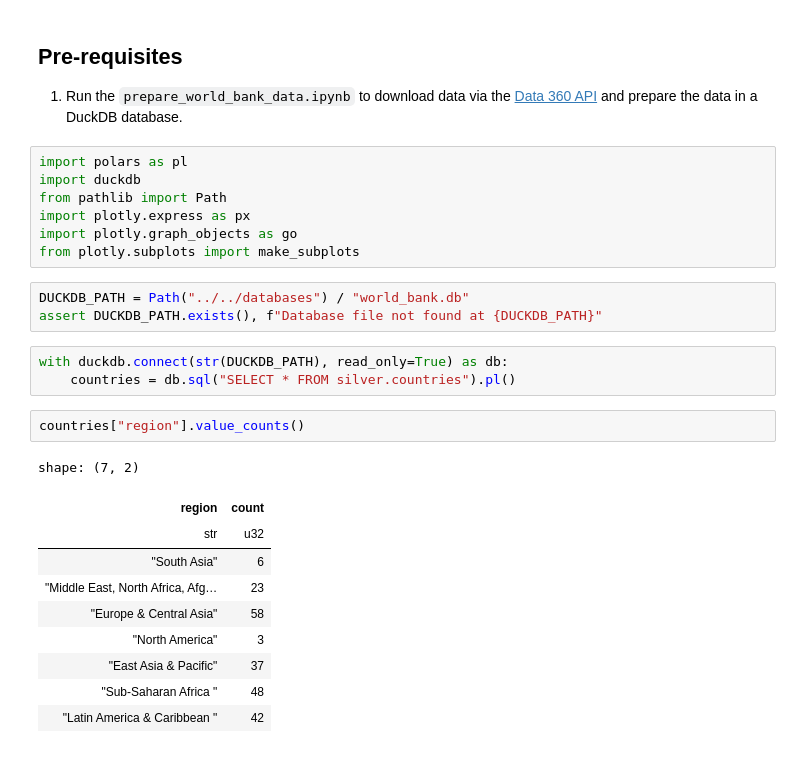
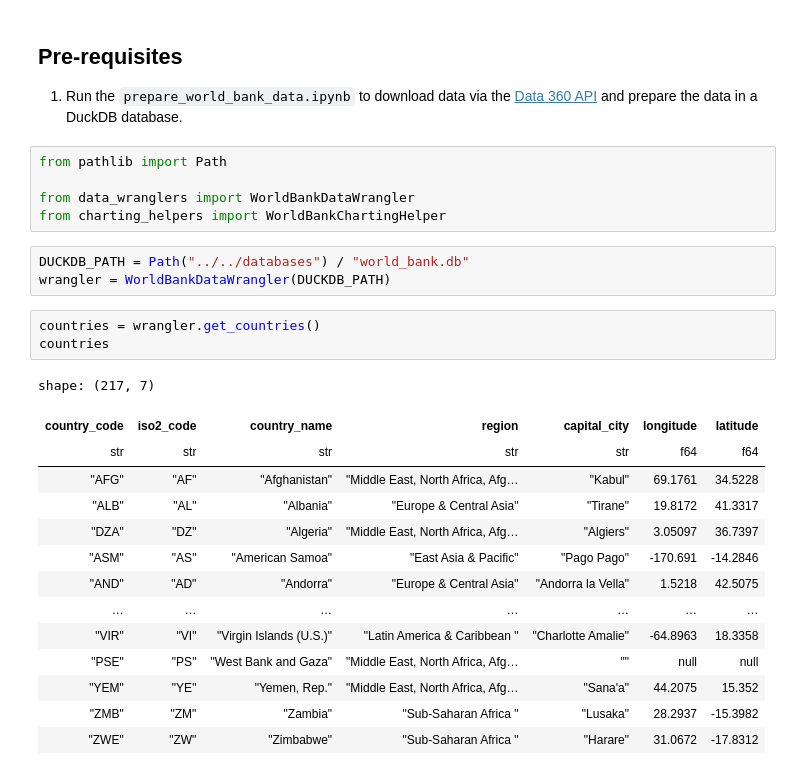
Before and after one commit to Smartitect/streamlit-workshop, a Jupyter notebook: notebooks/world_bank/explore_world_bank_data.ipynb, the cells around one changed output. Cells and saved outputs as stored; diff of their text form.

```diff
--- a/notebooks/world_bank/explore_world_bank_data.ipynb
+++ b/notebooks/world_bank/explore_world_bank_data.ipynb
@@ -5,28 +5,28 @@
 
 1. Run the `prepare_world_bank_data.ipynb` to download data via the [Data 360 API](https://data360.worldbank.org/en/api) and prepare the data in a DuckDB database.
 # %%
-import polars as pl
-import duckdb
 from pathlib import Path
-import plotly.express as px
-import plotly.graph_objects as go
-from plotly.subplots import make_subplots
+
+from data_wranglers import WorldBankDataWrangler
+from charting_helpers import WorldBankChartingHelper
 # %%
 DUCKDB_PATH = Path("../../databases") / "world_bank.db"
-assert DUCKDB_PATH.exists(), f"Database file not found at {DUCKDB_PATH}"
+wrangler = WorldBankDataWrangler(DUCKDB_PATH)
 # %%
-with duckdb.connect(str(DUCKDB_PATH), read_only=True) as db:
-    countries = db.sql("SELECT * FROM silver.countries").pl()
+countries = wrangler.get_countries()
+countries
+# %% [output]
+shape: (217, 7)
+| country_code | iso2_code | country_name | region | capital_city | longitude | latitude |
+| str | str | str | str | str | f64 | f64 |
+| "AFG" | "AF" | "Afghanistan" | "Middle East, North Africa, Afg… | "Kabul" | 69.1761 | 34.5228 |
+| "ALB" | "AL" | "Albania" | "Europe & Central Asia" | "Tirane" | 19.8172 | 41.3317 |
+| "DZA" | "DZ" | "Algeria" | "Middle East, North Africa, Afg… | "Algiers" | 3.05097 | 36.7397 |
+| "ASM" | "AS" | "American Samoa" | "East Asia & Pacific" | "Pago Pago" | -170.691 | -14.2846 |
+| "AND" | "AD" | "Andorra" | "Europe & Central Asia" | "Andorra la Vella" | 1.5218 | 42.5075 |
+| … | … | … | … | … | … | … |
+| "VIR" | "VI" | "Virgin Islands (U.S.)" | "Latin America & Caribbean " | "Charlotte Amalie" | -64.8963 | 18.3358 |
+| "PSE" | "PS" | "West Bank and Gaza" | "Middle East, North Africa, Afg… | "" | null | null |
+| "YEM" | "YE" | "Yemen, Rep." | "Middle East, North Africa, Afg… | "Sana'a" | 44.2075 | 15.352 |
+| "ZMB" | "ZM" | "Zambia" | "Sub-Saharan Africa " | "Lusaka" | 28.2937 | -15.3982 |
+| "ZWE" | "ZW" | "Zimbabwe" | "Sub-Saharan Africa " | "Harare" | 31.0672 | -17.8312 |
-# %%
-countries["region"].value_counts()
-# %% [output]
-shape: (7, 2)
-| region | count |
-| str | u32 |
-| "South Asia" | 6 |
-| "Middle East, North Africa, Afg… | 23 |
-| "Europe & Central Asia" | 58 |
-| "North America" | 3 |
-| "East Asia & Pacific" | 37 |
-| "Sub-Saharan Africa " | 48 |
-| "Latin America & Caribbean " | 42 |
```
Also changed, not shown: parts of 14 cells of this notebook, 7 other files.
